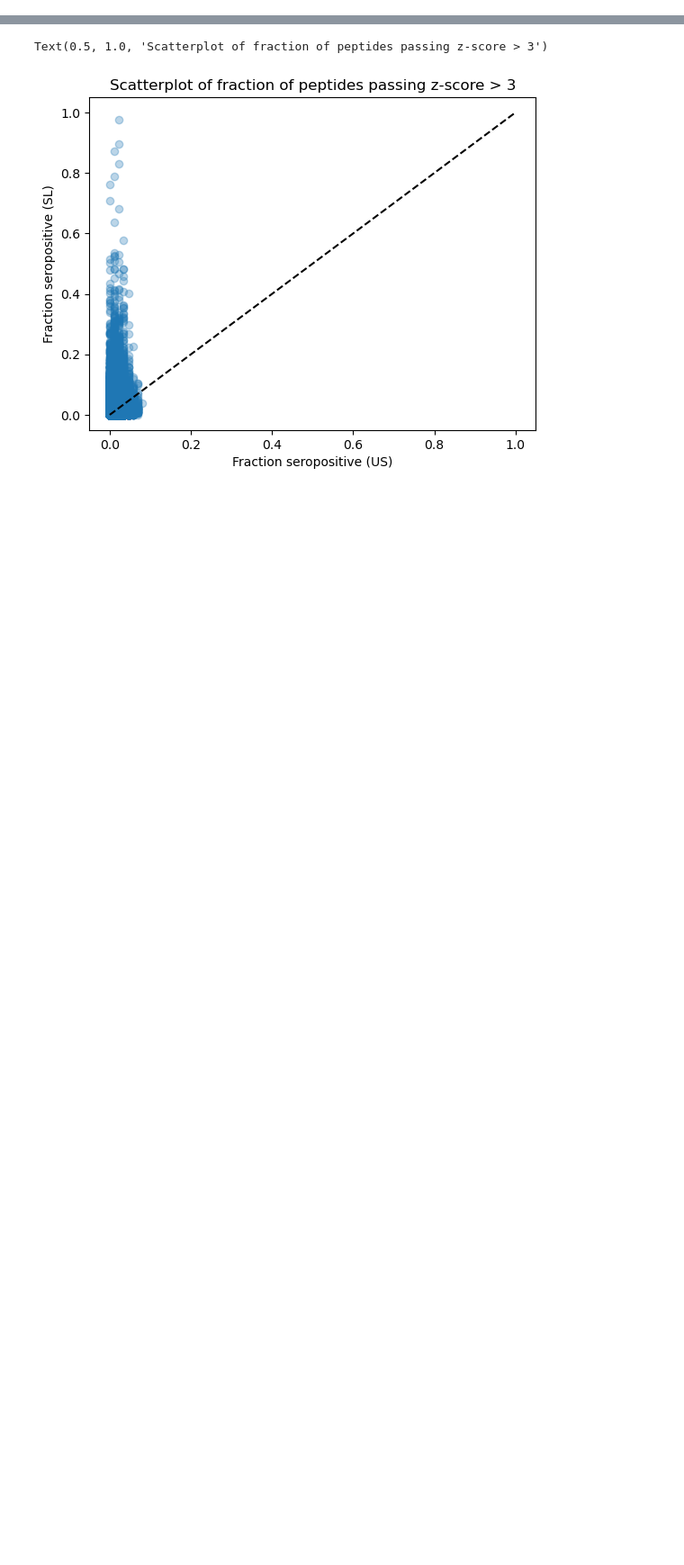
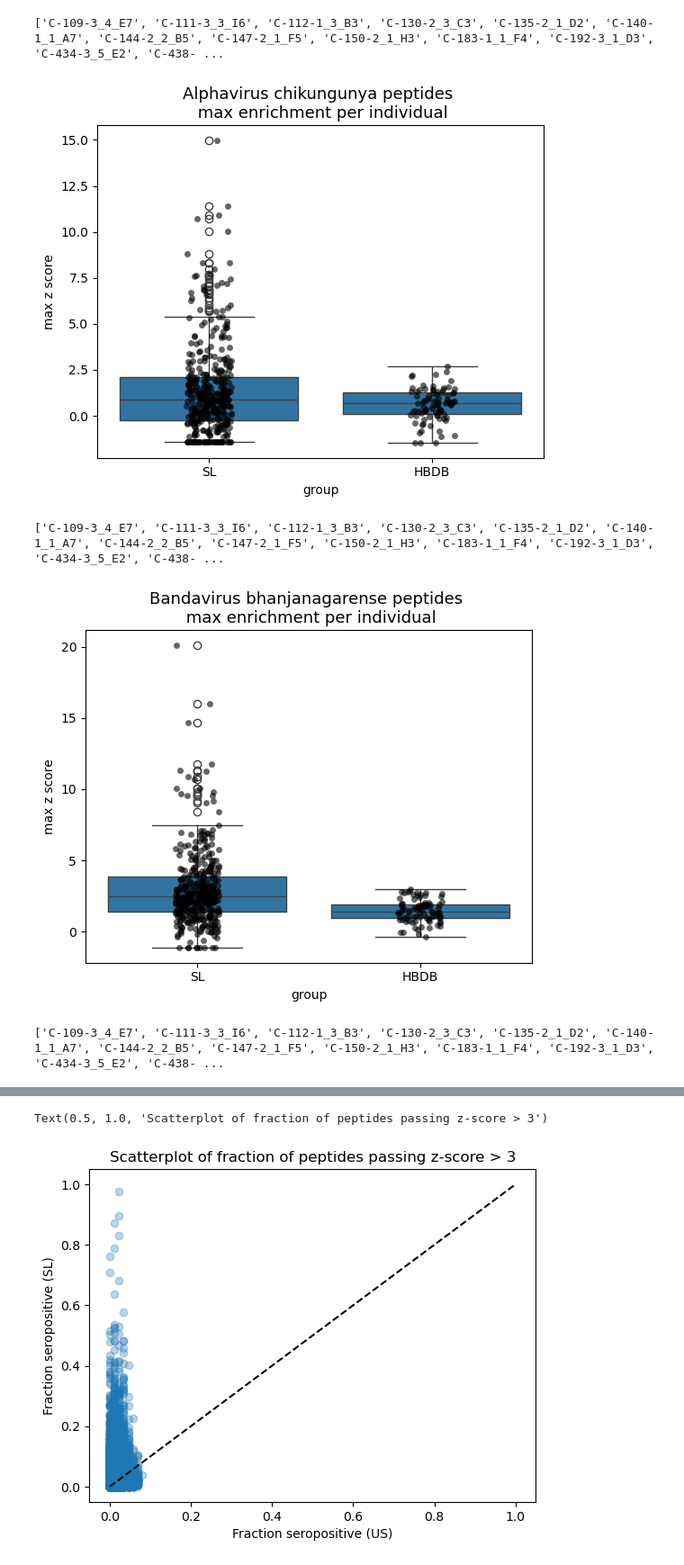
Before and after one commit to sporak577/lasv_phipseq_2026, a Jupyter notebook: Figure_viral_species_individual_thresholds_top_hits.ipynb, the cells around one changed output, grey strips where cells are left out. Shown at 90% size. Drawn from its saved outputs; the diff is of its cells as text; code cells hidden in the pictures; blank space fills up the shorter version.

```diff
--- a/Figure_viral_species_individual_thresholds_top_hits.ipynb
+++ b/Figure_viral_species_individual_thresholds_top_hits.ipynb
@@ -88,0 +297,21 @@ array(['Mammarenavirus', 'Hartmanivirus', 'Antennavirus',
+# %%
+species_most_pep_counts = {'Alphavirus': 'Alphavirus chikungunya',
+                           'Bandavirus': 'Bandavirus bhanjanagarense',
+                           'Henipavirus': 'Henipavirus sp.',
+                           'Mammarenavirus': 'Mammarenavirus lassaense',
+                           #'Morbillivirus': 'Measles morbillivirus',
+                           #'Norwavirus': 'Norwavirus sp.',
+                           'Orthoebolavirus': 'Orthoebolavirus bundibugyoense',
+                           'Orthoflavivirus': 'Orthoflavivirus denguei',
+                           'Orthohantavirus': 'Orthohantavirus sp.',
+                           'Orthomarburgvirus': 'Orthomarburgvirus marburgense',
+                           'Orthonairovirus': 'Orthonairovirus haemorrhagiae',
+                           #'Orthorubulavirus': 'Mumps orthorubulavirus',
+                           #'Parahenipavirus': 'Parahenipavirus sp.',
+                           'Phlebovirus': 'Phlebovirus candiruense',
+                           #'Pidchovirus': 'Pidchovirus pidgei',
+                           'Plasmodium': 'Plasmodium falciparum',
+                           #'Unclassified Nairovidiae': 'Nairoviridae sp.',
+                           'Uukuvirus': 'Uukuvirus uukuniemiense'
+
+                           }
@@ -88,0 +431,5 @@ array(['Mammarenavirus', 'Hartmanivirus', 'Antennavirus',
+# %%
+species_list = list(species_most_pep_counts.values())
+peps_metadata = peps_metadata.set_index('peptide')
+# %%
+peps_metadata_hits = peps_metadata.loc[hits['peptide']]
@@ -88,0 +453,9 @@ array(['Mammarenavirus', 'Hartmanivirus', 'Antennavirus',
+# %%
+for sp in species_list:
+    species_boxplot(data=df_concat, metadata=peps_metadata_hits, species=sp, agg='max', dtype='z')
+# %% [output]
+['C-109-3_4_E7', 'C-111-3_3_I6', 'C-112-1_3_B3', 'C-130-2_3_C3', 'C-135-2_1_D2', 'C-140-1_1_A7', 'C-144-2_2_B5', 'C-147-2_1_F5', 'C-150-2_1_H3', 'C-183-1_1_F4', 'C-192-3_1_D3', 'C-434-3_5_E2', 'C-438- ...
+[figure, added]
+['C-109-3_4_E7', 'C-111-3_3_I6', 'C-112-1_3_B3', 'C-130-2_3_C3', 'C-135-2_1_D2', 'C-140-1_1_A7', 'C-144-2_2_B5', 'C-147-2_1_F5', 'C-150-2_1_H3', 'C-183-1_1_F4', 'C-192-3_1_D3', 'C-434-3_5_E2', 'C-438- ...
+[figure, added]
+['C-109-3_4_E7', 'C-111-3_3_I6', 'C-112-1_3_B3', 'C-130-2_3_C3', 'C-135-2_1_D2', 'C-140-1_1_A7', 'C-144-2_2_B5', 'C-147-2_1_F5', 'C-150-2_1_H3', 'C-183-1_1_F4', 'C-192-3_1_D3', 'C-434-3_5_E2', 'C-438- ...
```
Also changed, not shown: parts of 42 cells of this notebook, 52 other files.
